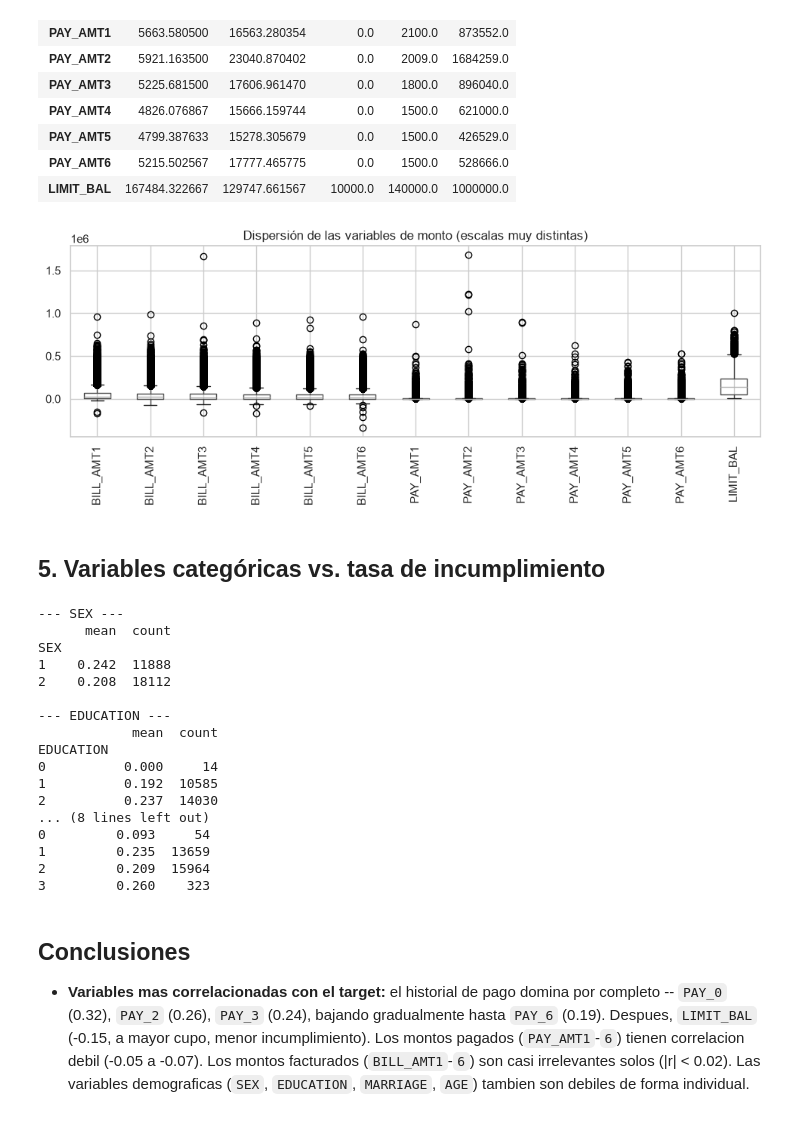
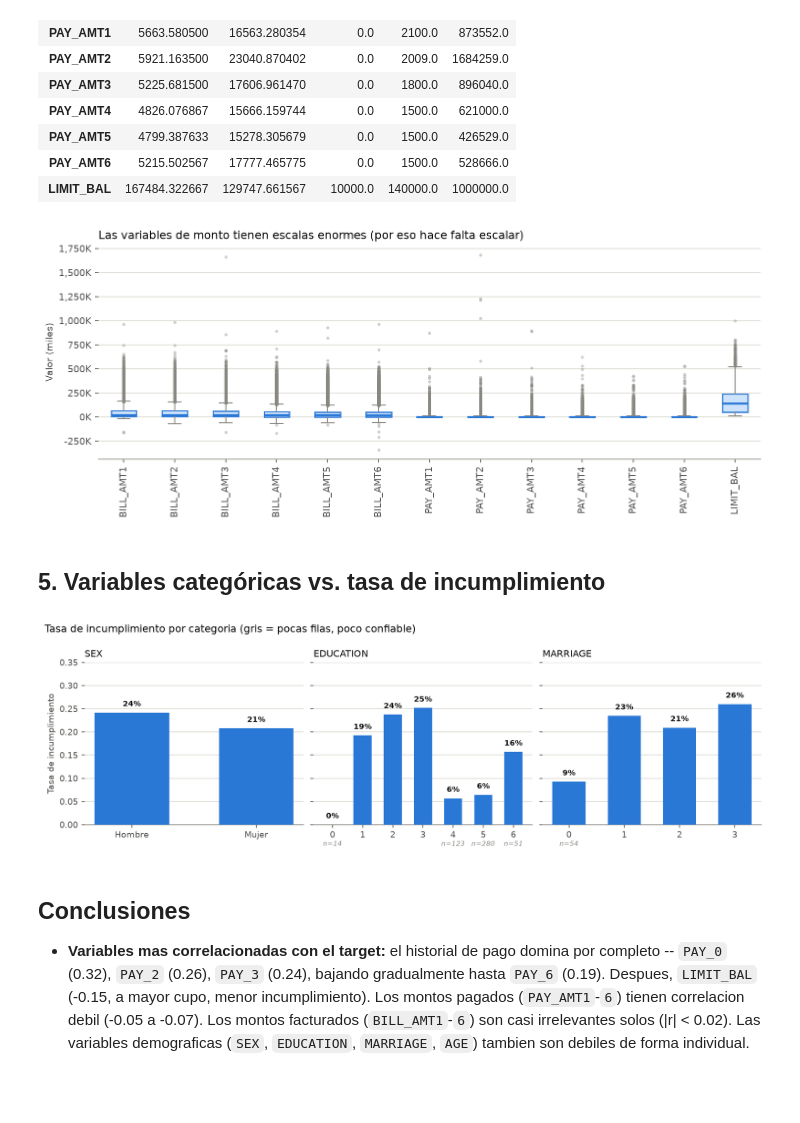
Before and after one commit to KingAegon19/Actividades-mlops, a Jupyter notebook: actividad-2/notebooks/eda_credit_default.ipynb, the cells around one changed output. Saved outputs shown, nothing was run; the diff lists cells and outputs as text; code cells hidden in the pictures; blank space fills up the shorter version.

```diff
--- a/actividad-2/notebooks/eda_credit_default.ipynb
+++ b/actividad-2/notebooks/eda_credit_default.ipynb
@@ -118,38 +163,54 @@ df[columnas_monto].describe().T[["mean", "std", "min", "50%", "max"]]
 | PAY_AMT6 | 5215.502567 | 17777.465775 | 0.0 | 1500.0 | 528666.0 |
 | LIMIT_BAL | 167484.322667 | 129747.661567 | 10000.0 | 140000.0 | 1000000.0 |
 # %%
-fig, ax = plt.subplots(figsize=(10, 4))
-df[columnas_monto].boxplot(ax=ax, rot=90)
-ax.set_title("Dispersión de las variables de monto (escalas muy distintas)")
+fig, ax = plt.subplots(figsize=(10, 4.2))
+datos_monto = [df[c].values for c in columnas_monto]
+caja = ax.boxplot(
+    datos_monto, tick_labels=columnas_monto, patch_artist=True, showfliers=True,
+    boxprops=dict(facecolor="#cde2fb", edgecolor=COLOR_POS, linewidth=1.2),
+    medianprops=dict(color=COLOR_POS, linewidth=2),
+    whiskerprops=dict(color=INK_MUTED),
+    capprops=dict(color=INK_MUTED),
+    flierprops=dict(markerfacecolor=INK_MUTED, markeredgecolor="none", markersize=3, alpha=0.4),
+)
+ax.set_xticklabels(columnas_monto, rotation=90)
+ax.yaxis.set_major_formatter(mticker.FuncFormatter(lambda v, _: f"{v/1000:,.0f}K"))
+ax.set_title("Las variables de monto tienen escalas enormes (por eso hace falta escalar)",
+             color=INK_PRIMARY, fontsize=11, loc="left")
+ax.set_ylabel("Valor (miles)", color=INK_SECONDARY, fontsize=9)
+estilo_limpio(ax, eje_x=False, eje_y=True)
 plt.tight_layout()
 plt.show()
 # %% [output]
-[figure, old version]
+[figure, new version]
 # %% [markdown]
 ## 5. Variables categóricas vs. tasa de incumplimiento
 # %%
-for col in ["SEX", "EDUCATION", "MARRIAGE"]:
-    print(f"--- {col} ---")
-    print(df.groupby(col)[OBJETIVO].agg(["mean", "count"]).round(3))
-    print()
+fig, axes = plt.subplots(1, 3, figsize=(11, 3.6), sharey=True)
+columnas_cat = ["SEX", "EDUCATION", "MARRIAGE"]
+etiquetas_sex = {1: "Hombre", 2: "Mujer"}
+
+for ax, col in zip(axes, columnas_cat):
+    resumen = df.groupby(col)[OBJETIVO].agg(["mean", "count"]).sort_index()
+    etiquetas = [etiquetas_sex.get(i, str(i)) for i in resumen.index] if col == "SEX" else [str(i) for i in resumen.index]
+    barras = ax.bar(etiquetas, resumen["mean"], color=COLOR_POS, width=0.6, zorder=3)
+    for barra, (_, fila) in zip(barras, resumen.iterrows()):
+        ax.text(barra.get_x() + barra.get_width() / 2, fila["mean"] + 0.01, f"{fila['mean']:.0%}",
+                ha="center", va="bottom", color=INK_PRIMARY, fontsize=8, fontweight="bold")
+        if fila["count"] < 300:
+            ax.text(barra.get_x() + barra.get_width() / 2, -0.035, f"n={int(fila['count'])}",
+                    ha="center", va="top", color=INK_MUTED, fontsize=7, style="italic")
+    ax.set_title(col, color=INK_PRIMARY, fontsize=10, loc="left")
+    ax.set_ylim(0, 0.35)
+    estilo_limpio(ax, eje_x=False, eje_y=True)
+
+axes[0].set_ylabel("Tasa de incumplimiento", color=INK_SECONDARY, fontsize=9)
+fig.suptitle("Tasa de incumplimiento por categoria (gris = pocas filas, poco confiable)",
+             color=INK_PRIMARY, fontsize=11, x=0.01, ha="left")
+plt.tight_layout()
+plt.show()
 # %% [output]
---- SEX ---
-      mean  count
-SEX
-1    0.242  11888
-2    0.208  18112
-
---- EDUCATION ---
-            mean  count
-EDUCATION
-0          0.000     14
-1          0.192  10585
-2          0.237  14030
-... (8 lines left out)
-0         0.093     54
-1         0.235  13659
-2         0.209  15964
-3         0.260    323
+[figure, added]
 # %% [markdown]
 ## Conclusiones
 
```
Also changed, not shown: parts of 3 cells of this notebook.
